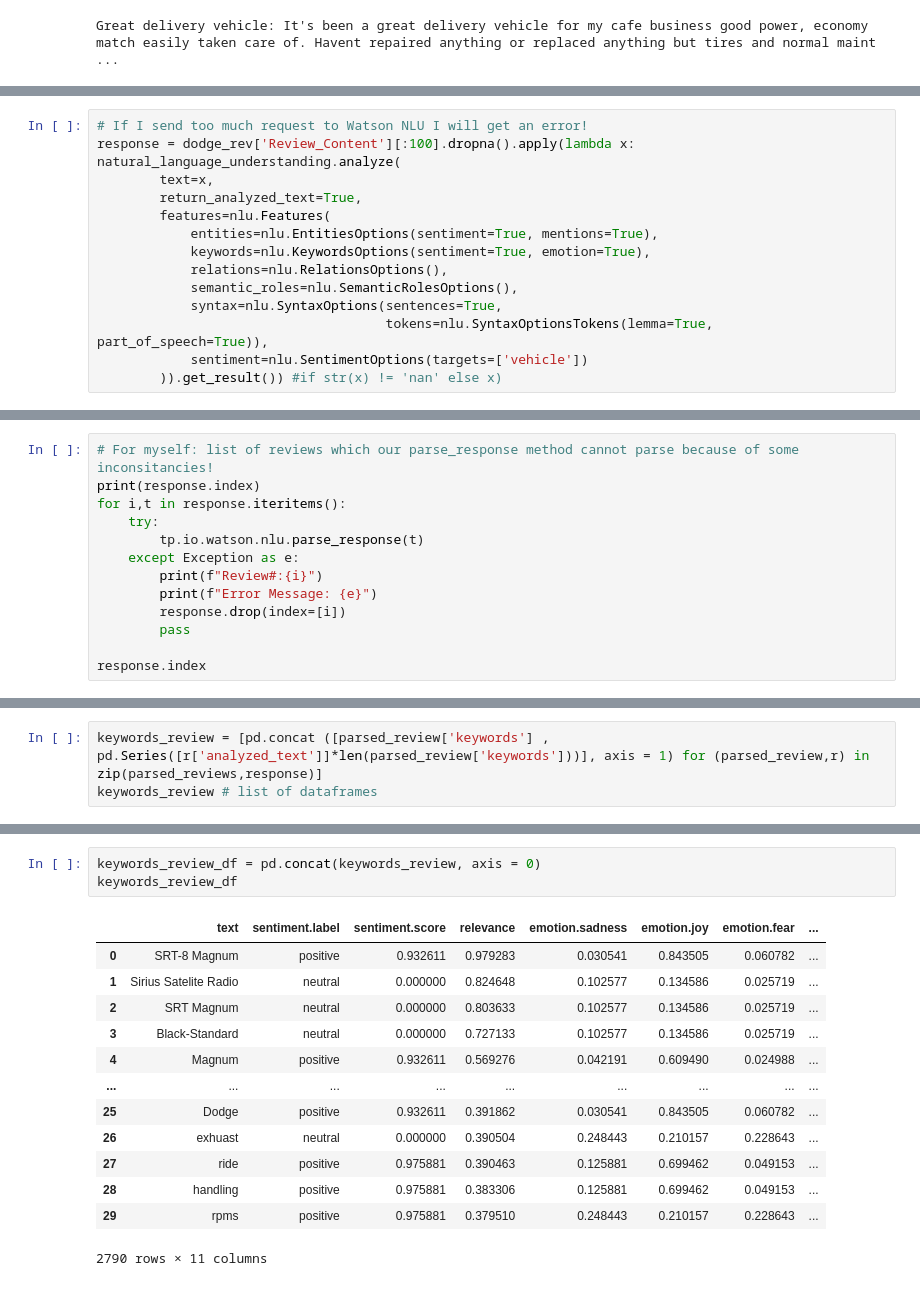
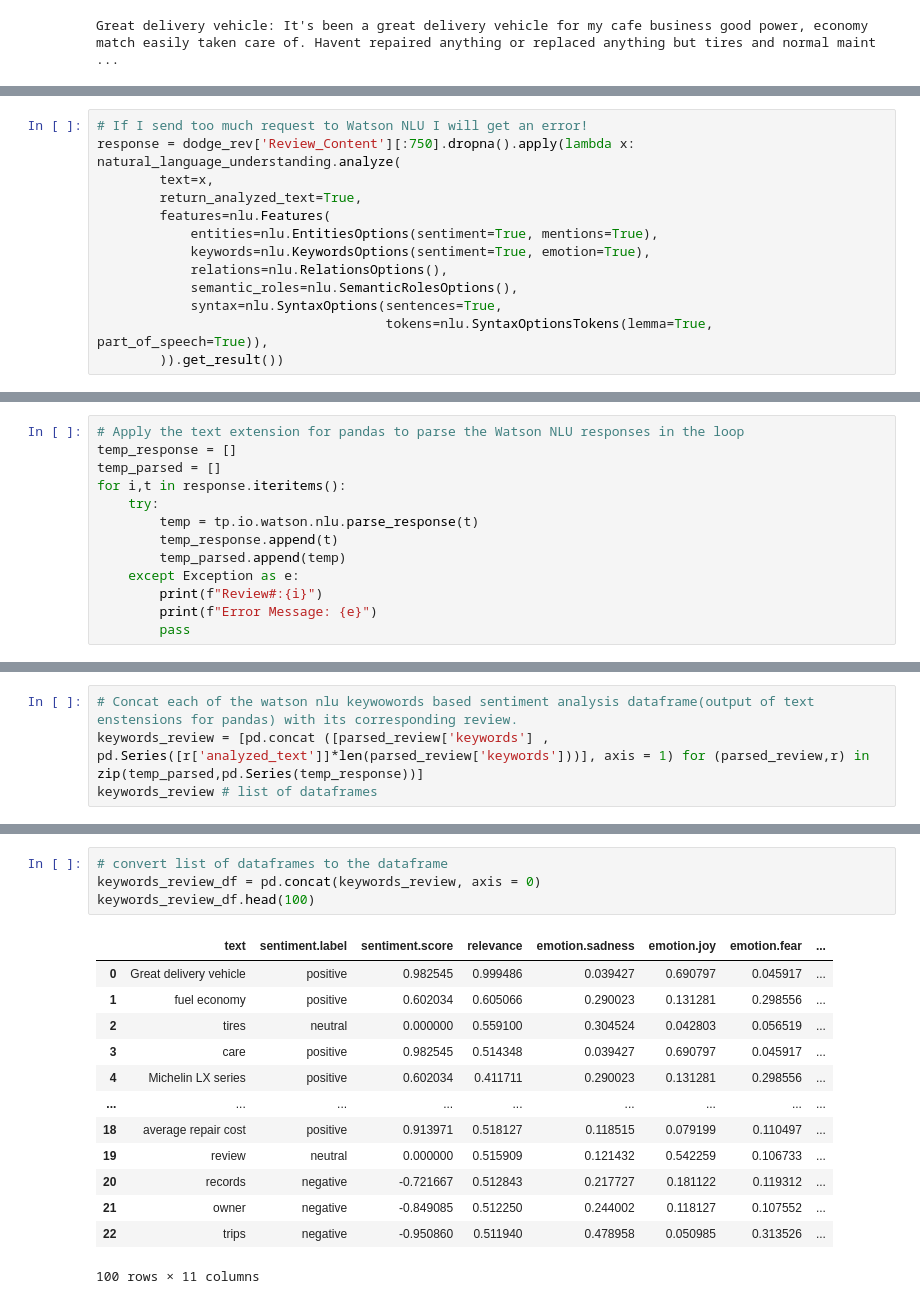
Before and after one commit to Monireh2/text-extensions-for-pandas, a Jupyter notebook: notebooks/Analyze_Text.ipynb, the cells around one changed output, grey strips where cells are left out. Drawn from its saved outputs; the diff is of its cells as text.

```diff
--- a/notebooks/Analyze_Text.ipynb
+++ b/notebooks/Analyze_Text.ipynb
@@ -929,6 +849,6 @@ dodge_rev['Review_Content'].isnull().sum()
 # %%
 # If I send too much request to Watson NLU I will get an error!
-response = dodge_rev['Review_Content'][:100].dropna().apply(lambda x: natural_language_understanding.analyze(
+response = dodge_rev['Review_Content'][:750].dropna().apply(lambda x: natural_language_understanding.analyze(
         text=x,
         return_analyzed_text=True,
         features=nlu.Features(
@@ -938,8 +858,7 @@ response = dodge_rev['Review_Content'][:100].dropna().apply(lambda x: natural_la
             semantic_roles=nlu.SemanticRolesOptions(),
             syntax=nlu.SyntaxOptions(sentences=True,
                                      tokens=nlu.SyntaxOptionsTokens(lemma=True, part_of_speech=True)),
-            sentiment=nlu.SentimentOptions(targets=['vehicle'])
-        )).get_result()) #if str(x) != 'nan' else x)
+        )).get_result())
 # %%
 response
 # %% [output]
@@ -1025,14 +897,14 @@ print(type(test))
 # %%
-# For myself: list of reviews which our parse_response method cannot parse because of some inconsitancies!
-print(response.index)
+# Apply the text extension for pandas to parse the Watson NLU responses in the loop
+temp_response = []
+temp_parsed = []
 for i,t in response.iteritems():
     try:
-        tp.io.watson.nlu.parse_response(t)
+        temp = tp.io.watson.nlu.parse_response(t)
+        temp_response.append(t)
+        temp_parsed.append(temp)
     except Exception as e:
         print(f"Review#:{i}")
         print(f"Error Message: {e}")
-        response.drop(index=[i])
         pass
-
-response.index
 # %% [output]
@@ -1093,4 +928,5 @@ print(len(dfs))
 # %%
-keywords_review = [pd.concat ([parsed_review['keywords'] , pd.Series([r['analyzed_text']]*len(parsed_review['keywords']))], axis = 1) for (parsed_review,r) in zip(parsed_reviews,response)]
+# Concat each of the watson nlu keywowords based sentiment analysis dataframe(output of text enstensions for pandas) with its corresponding review.
+keywords_review = [pd.concat ([parsed_review['keywords'] , pd.Series([r['analyzed_text']]*len(parsed_review['keywords']))], axis = 1) for (parsed_review,r) in zip(temp_parsed,pd.Series(temp_response))]
 keywords_review # list of dataframes
 # %% [output]
@@ -1114,20 +950,21 @@ keywords_review # list of dataframes
 # %%
+# convert list of dataframes to the dataframe
 keywords_review_df = pd.concat(keywords_review, axis = 0)
-keywords_review_df
+keywords_review_df.head(100)
 # %% [output]
 |  | text | sentiment.label | sentiment.score | relevance | emotion.sadness | emotion.joy | emotion.fear | ... |
-| 0 | SRT-8 Magnum | positive | 0.932611 | 0.979283 | 0.030541 | 0.843505 | 0.060782 | ... |
-| 1 | Sirius Satelite Radio | neutral | 0.000000 | 0.824648 | 0.102577 | 0.134586 | 0.025719 | ... |
-| 2 | SRT Magnum | neutral | 0.000000 | 0.803633 | 0.102577 | 0.134586 | 0.025719 | ... |
-| 3 | Black-Standard | neutral | 0.000000 | 0.727133 | 0.102577 | 0.134586 | 0.025719 | ... |
-| 4 | Magnum | positive | 0.932611 | 0.569276 | 0.042191 | 0.609490 | 0.024988 | ... |
+| 0 | Great delivery vehicle | positive | 0.982545 | 0.999486 | 0.039427 | 0.690797 | 0.045917 | ... |
+| 1 | fuel economy | positive | 0.602034 | 0.605066 | 0.290023 | 0.131281 | 0.298556 | ... |
+| 2 | tires | neutral | 0.000000 | 0.559100 | 0.304524 | 0.042803 | 0.056519 | ... |
+| 3 | care | positive | 0.982545 | 0.514348 | 0.039427 | 0.690797 | 0.045917 | ... |
+| 4 | Michelin LX series | positive | 0.602034 | 0.411711 | 0.290023 | 0.131281 | 0.298556 | ... |
 | ... | ... | ... | ... | ... | ... | ... | ... | ... |
-| 25 | Dodge | positive | 0.932611 | 0.391862 | 0.030541 | 0.843505 | 0.060782 | ... |
-| 26 | exhuast | neutral | 0.000000 | 0.390504 | 0.248443 | 0.210157 | 0.228643 | ... |
-| 27 | ride | positive | 0.975881 | 0.390463 | 0.125881 | 0.699462 | 0.049153 | ... |
-| 28 | handling | positive | 0.975881 | 0.383306 | 0.125881 | 0.699462 | 0.049153 | ... |
-| 29 | rpms | positive | 0.975881 | 0.379510 | 0.248443 | 0.210157 | 0.228643 | ... |
+| 18 | average repair cost | positive | 0.913971 | 0.518127 | 0.118515 | 0.079199 | 0.110497 | ... |
+| 19 | review | neutral | 0.000000 | 0.515909 | 0.121432 | 0.542259 | 0.106733 | ... |
+| 20 | records | negative | -0.721667 | 0.512843 | 0.217727 | 0.181122 | 0.119312 | ... |
+| 21 | owner | negative | -0.849085 | 0.512250 | 0.244002 | 0.118127 | 0.107552 | ... |
+| 22 | trips | negative | -0.950860 | 0.511940 | 0.478958 | 0.050985 | 0.313526 | ... |
-2790 rows × 11 columns
+100 rows × 11 columns
 # %%
 # Merge with info on each review:
 merged_keywords_review_df = (keywords_review_df.merge(dodge_rev,left_on=0, right_on = dodge_rev.Review_Content)).drop(columns=[0])
```
Also changed, not shown: parts of 41 cells of this notebook.
